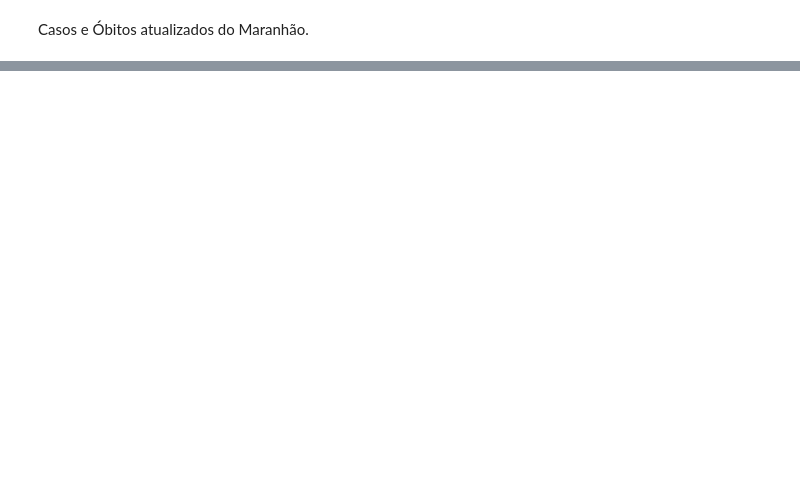
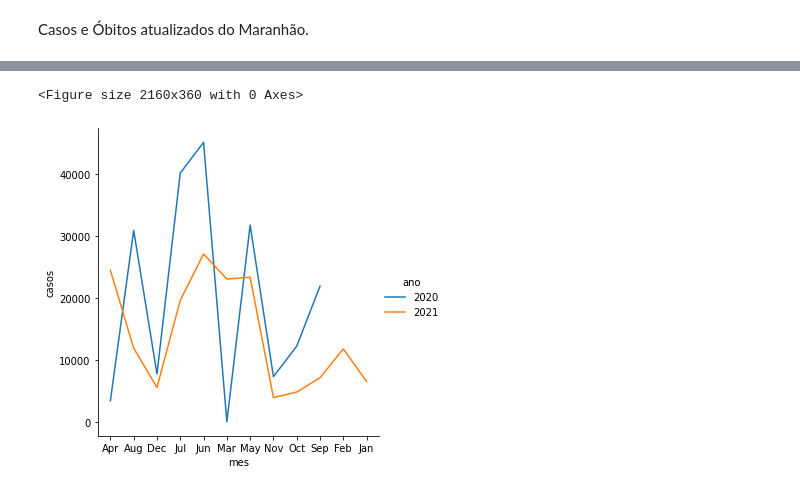
Before and after one commit to jamescp/python, a Jupyter notebook: AnaliseCovid.ipynb, the cells around one changed output, grey strips where cells are left out. Saved outputs shown, nothing was run; the diff lists cells and outputs as text; code cells hidden in the pictures; blank space fills up the shorter version.

```diff
--- a/AnaliseCovid.ipynb
+++ b/AnaliseCovid.ipynb
@@ -65,0 +99,3 @@ CasosMes = pd.DataFrame(df_MA.groupby(df_MA['date'].dt.strftime('%b/%Y'))['newCa
+# %%
+meses = ['Jan', 'Feb', 'Mar', 'Apr', 'May', 'Jun', 'Jul', 'Aug', 'Sep', 'Oct', 'Nov', 'Dec']
+meses
@@ -65,0 +125,7 @@ CasosMes = pd.DataFrame(df_MA.groupby(df_MA['date'].dt.strftime('%b/%Y'))['newCa
+# %%
+
+sns.relplot(x='mes', y='casos', data=teste.query("ano in['2020','2021']"), kind = 'line', hue='ano', row_order = meses);
+plt.show()
+# %% [output]
+<Figure size 2160x360 with 0 Axes>
+[figure, added]
```
Also changed, not shown: parts of 16 cells of this notebook.
